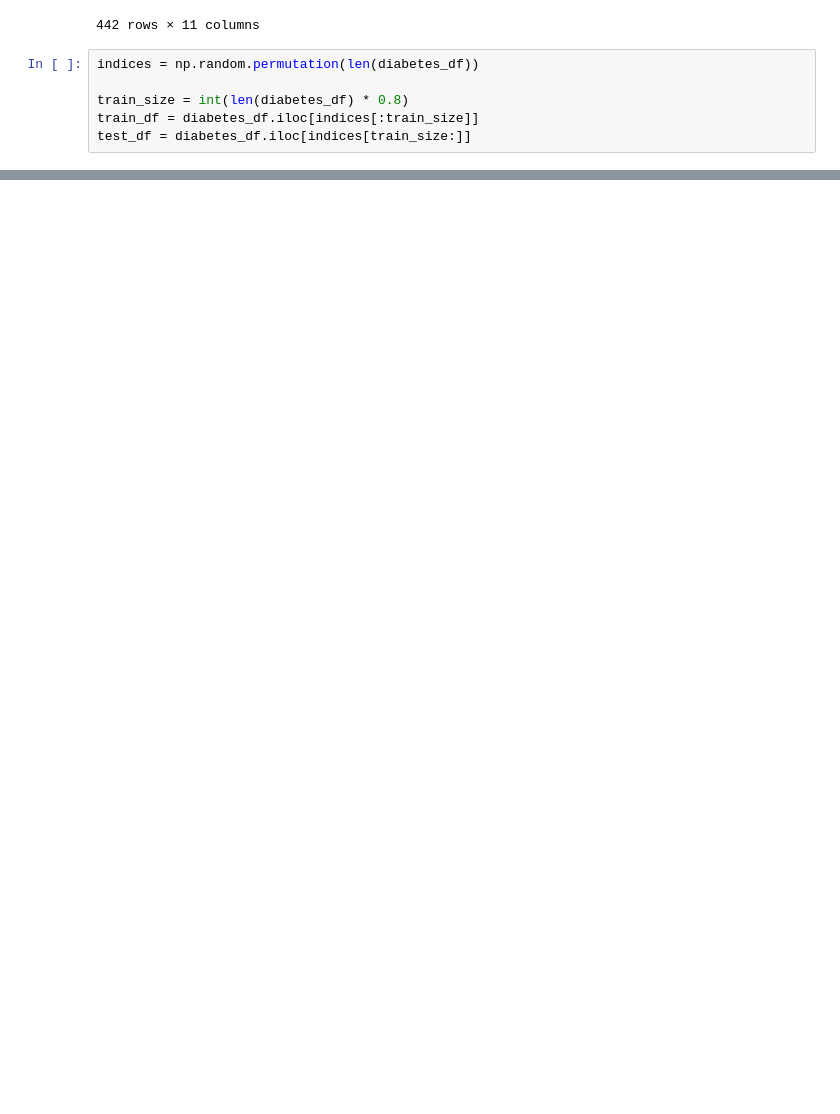
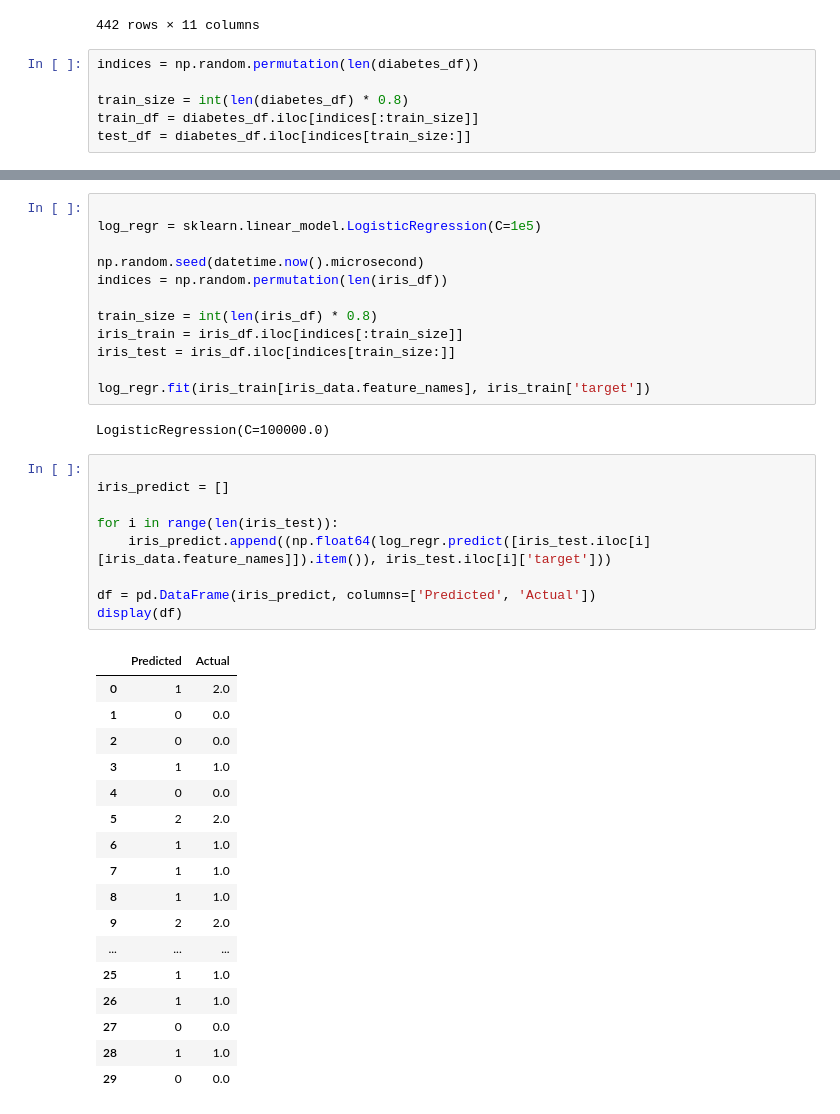
Before and after one commit to st4lemon/aiprojects, a Jupyter notebook: sklearn-learn/irises.ipynb, the cells around one changed output, grey strips where cells are left out. Cells and saved outputs as stored; diff of their text form; blank space fills up the shorter version.

```diff
--- a/sklearn-learn/irises.ipynb
+++ b/sklearn-learn/irises.ipynb
@@ -156,0 +257,41 @@ print(score)
+# %%
+
+log_regr = sklearn.linear_model.LogisticRegression(C=1e5)
+
+np.random.seed(datetime.now().microsecond)
+indices = np.random.permutation(len(iris_df))
+
+train_size = int(len(iris_df) * 0.8)
+iris_train = iris_df.iloc[indices[:train_size]]
+iris_test = iris_df.iloc[indices[train_size:]]
+
+log_regr.fit(iris_train[iris_data.feature_names], iris_train['target'])
+# %% [output]
+LogisticRegression(C=100000.0)
+# %%
+
+iris_predict = []
+
+for i in range(len(iris_test)):
+    iris_predict.append((np.float64(log_regr.predict([iris_test.iloc[i][iris_data.feature_names]]).item()), iris_test.iloc[i]['target']))
+
+df = pd.DataFrame(iris_predict, columns=['Predicted', 'Actual'])
+display(df)
+# %% [output]
+|  | Predicted | Actual |
+| 0 | 1 | 2.0 |
+| 1 | 0 | 0.0 |
+| 2 | 0 | 0.0 |
+| 3 | 1 | 1.0 |
+| 4 | 0 | 0.0 |
+| 5 | 2 | 2.0 |
+| 6 | 1 | 1.0 |
+| 7 | 1 | 1.0 |
+| 8 | 1 | 1.0 |
+| 9 | 2 | 2.0 |
+| ... | ... | ... |
+| 25 | 1 | 1.0 |
+| 26 | 1 | 1.0 |
+| 27 | 0 | 0.0 |
+| 28 | 1 | 1.0 |
+| 29 | 0 | 0.0 |
```
Also changed, not shown: parts of 9 cells of this notebook, 1 other file.
